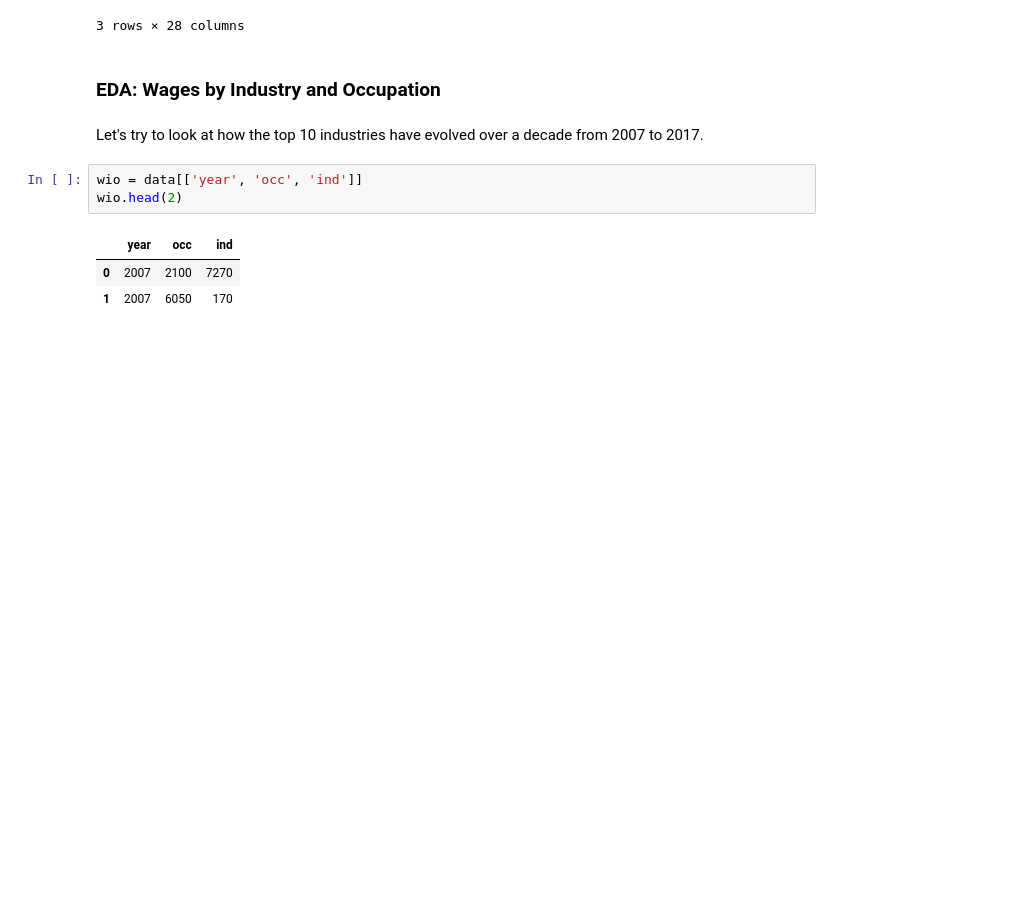
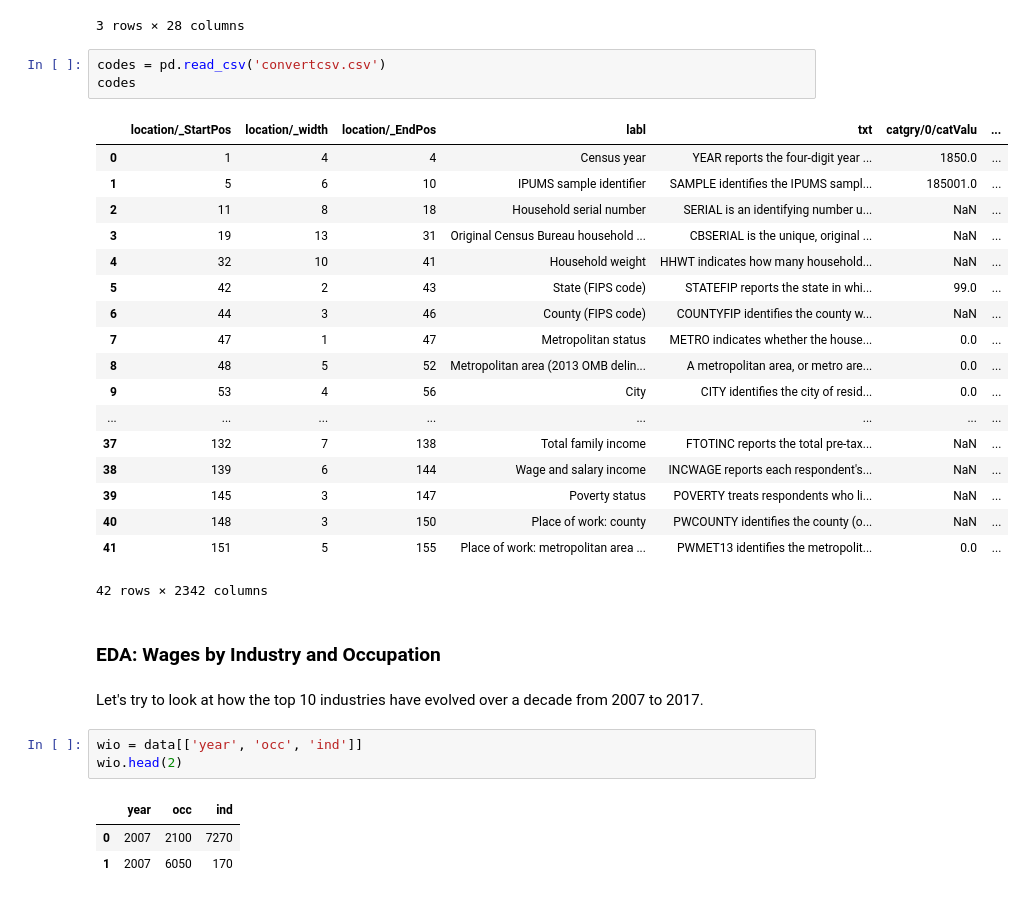
Before and after one commit to ds-modules/CP-113A, a Jupyter notebook: Ritvik- EDA.ipynb, the cells around one changed output. Drawn from its saved outputs; the diff is of its cells as text; blank space fills up the shorter version.

```diff
--- a/Ritvik- EDA.ipynb
+++ b/Ritvik- EDA.ipynb
@@ -14,6 +15,28 @@ data.head(3)
 | 1 | 2007 | 58 | California | 29 | Bakersfield, CA | Not in identifiable city (or size... | Rented | 55200 | No | 72 | ... |
 | 2 | 2007 | 52 | California | 29 | Bakersfield, CA | Not in identifiable city (or size... | Owned or being bought (loan) | 56000 | No | 57 | ... |
 3 rows × 28 columns
+# %%
+codes = pd.read_csv('convertcsv.csv')
+codes
+# %% [output]
+|  | location/_StartPos | location/_width | location/_EndPos | labl | txt | catgry/0/catValu | ... |
+| 0 | 1 | 4 | 4 | Census year | YEAR reports the four-digit year ... | 1850.0 | ... |
+| 1 | 5 | 6 | 10 | IPUMS sample identifier | SAMPLE identifies the IPUMS sampl... | 185001.0 | ... |
+| 2 | 11 | 8 | 18 | Household serial number | SERIAL is an identifying number u... | NaN | ... |
+| 3 | 19 | 13 | 31 | Original Census Bureau household ... | CBSERIAL is the unique, original ... | NaN | ... |
+| 4 | 32 | 10 | 41 | Household weight | HHWT indicates how many household... | NaN | ... |
+| 5 | 42 | 2 | 43 | State (FIPS code) | STATEFIP reports the state in whi... | 99.0 | ... |
+| 6 | 44 | 3 | 46 | County (FIPS code) | COUNTYFIP identifies the county w... | NaN | ... |
+| 7 | 47 | 1 | 47 | Metropolitan status | METRO indicates whether the house... | 0.0 | ... |
+| 8 | 48 | 5 | 52 | Metropolitan area (2013 OMB delin... | A metropolitan area, or metro are... | 0.0 | ... |
+| 9 | 53 | 4 | 56 | City | CITY identifies the city of resid... | 0.0 | ... |
+| ... | ... | ... | ... | ... | ... | ... | ... |
+| 37 | 132 | 7 | 138 | Total family income | FTOTINC reports the total pre-tax... | NaN | ... |
+| 38 | 139 | 6 | 144 | Wage and salary income | INCWAGE reports each respondent's... | NaN | ... |
+| 39 | 145 | 3 | 147 | Poverty status | POVERTY treats respondents who li... | NaN | ... |
+| 40 | 148 | 3 | 150 | Place of work: county | PWCOUNTY identifies the county (o... | NaN | ... |
+| 41 | 151 | 5 | 155 | Place of work: metropolitan area ... | PWMET13 identifies the metropolit... | 0.0 | ... |
+42 rows × 2342 columns
 # %% [markdown]
 ### EDA: Wages by Industry and Occupation
 # %% [markdown]
```
Also changed, not shown: parts of 1 cell of this notebook, 9 other files.
